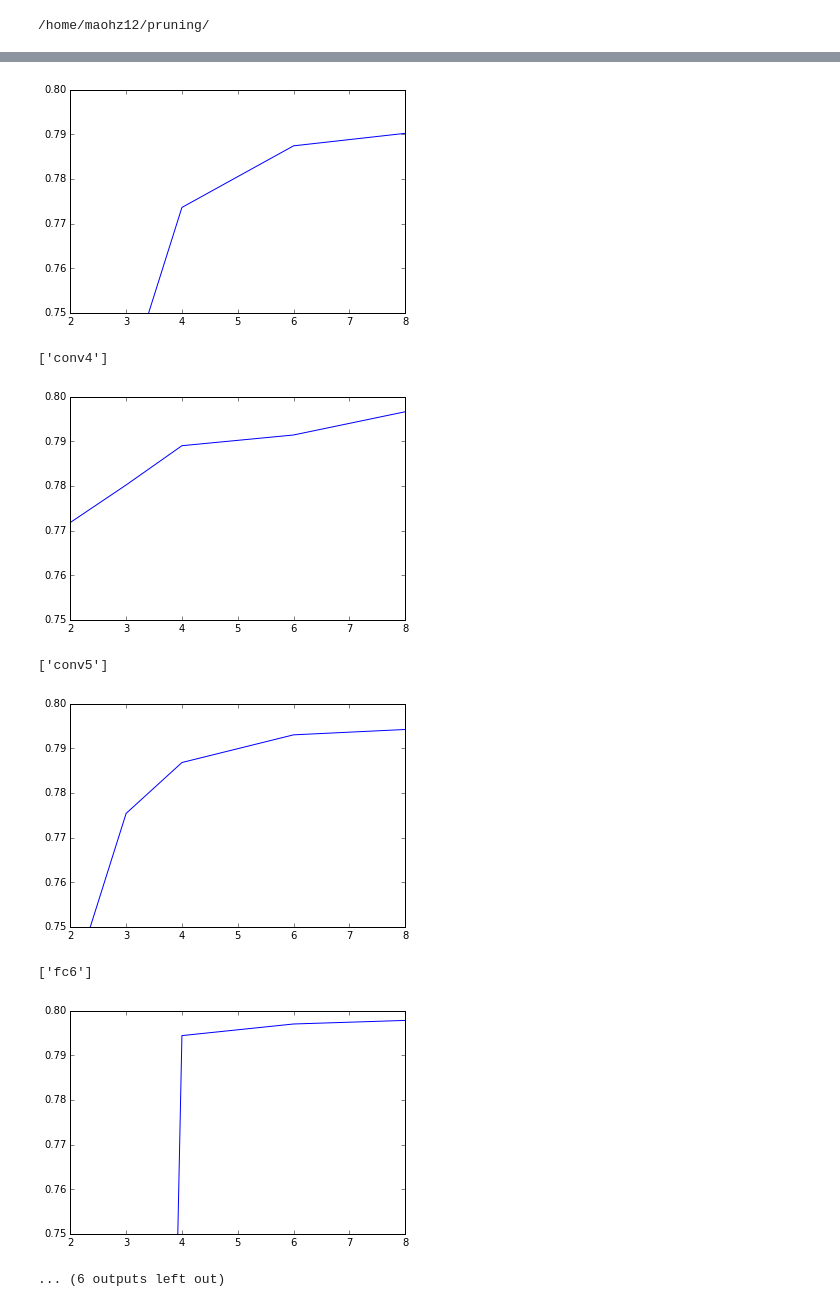
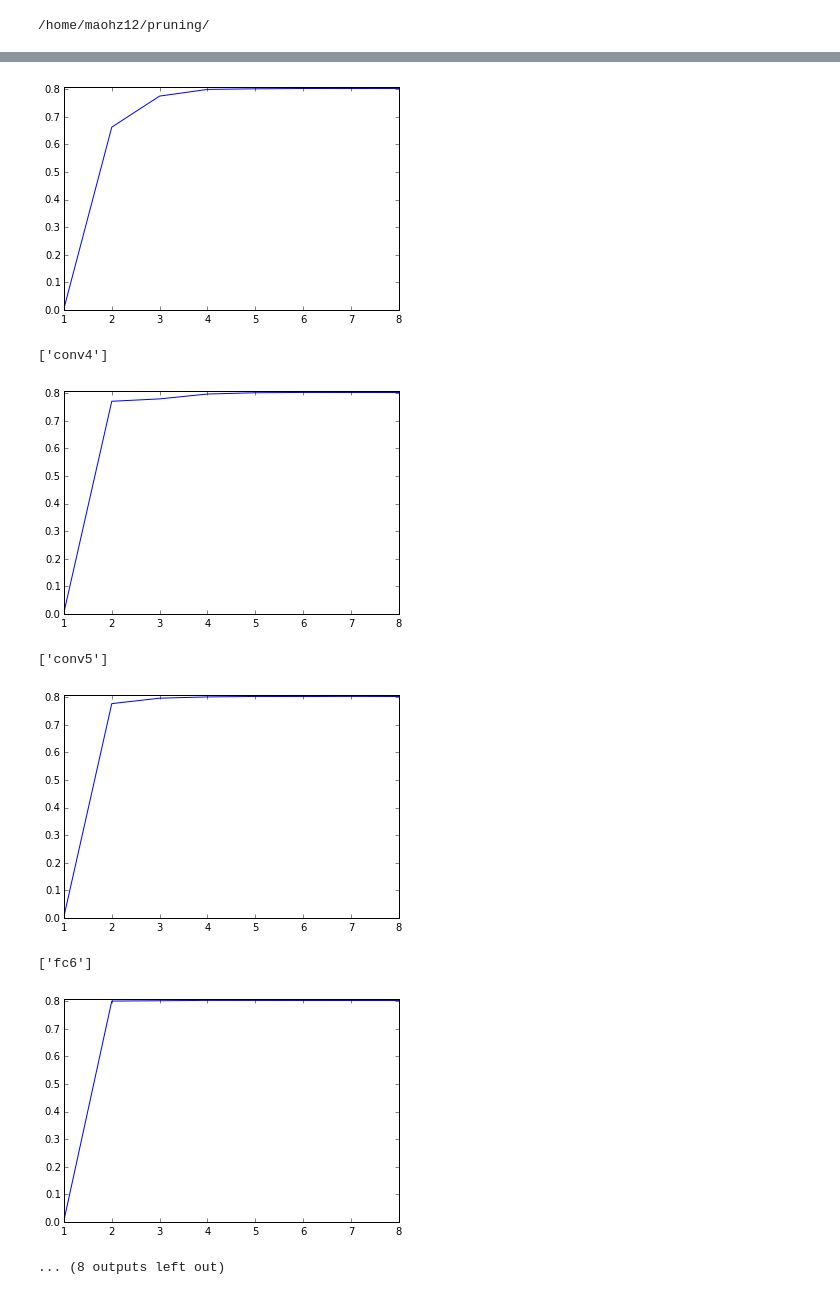
Before and after one commit to gaush123/NeuralCompression, a Jupyter notebook: 1_scripts/visulize/visualization_layer_compression_rate.ipynb, the cells around one changed output, grey strips where cells are left out. Cells and saved outputs as stored; diff of their text form; code cells hidden in the pictures.

```diff
--- a/1_scripts/visulize/visualization_layer_compression_rate.ipynb
+++ b/1_scripts/visulize/visualization_layer_compression_rate.ipynb
@@ -16,8 +16,8 @@ dir_t = "/home/maohz12/pruning/2_results/kmeans/alexnet/"
 # %% [output]
 /home/maohz12/pruning/
 # %%
-accu_top1 = numpy.load(dir_t + 'accu_top1.npz.npy')
-accu_top5 = numpy.load(dir_t + 'accu_top5.npz.npy')
+accu_top1 = numpy.load(dir_t + 'accu_top1.npy')
+accu_top5 = numpy.load(dir_t + 'accu_top5.npy')
 prototxt = '/home/maohz12/pruning/3_prototxt_solver/L2/train_val.prototxt'
 caffemodel = '/home/maohz12/pruning/4_model_checkpoint/alexnet/alexnet.caffemodel'
 net = caffe.Net(prototxt, caffemodel, caffe.TEST)
@@ -27,13 +27,13 @@ layers = map(lambda x: [x], layers)
 layers.append(filter(lambda x: 'conv' in x, net.params.keys()))
 layers.append(filter(lambda x: 'fc' in x or 'ip' in x, net.params.keys()))
 
-bits_list = np.array([2,3,4,6,8])
+bits_list = np.array([1,2,3,4,5,6,7,8])
 # %%
 for i, layer in enumerate(layers):
     print layer
-    plt.plot(bits_list, accu_top1[i], c='red')
+    # plt.plot(bits_list, accu_top1[i], c='red')
     plt.plot(bits_list, accu_top5[i], c='blue')
-    plt.ylim(0.75,0.8)
+    plt.ylim(0.0,0.81)
     plt.show()
 # %% [output]
 ['conv1']
@@ -43,9 +43,9 @@ for i, layer in enumerate(layers):
 ['conv3']
-[figure, old version]
+[figure, new version]
 ['conv4']
-[figure, old version]
+[figure, new version]
 ['conv5']
-[figure, old version]
+[figure, new version]
 ['fc6']
-[figure, old version]
+[figure, new version]
-... (6 outputs left out)
+... (8 outputs left out)
```
Also changed, not shown: parts of 4 cells of this notebook, 15 other files.
